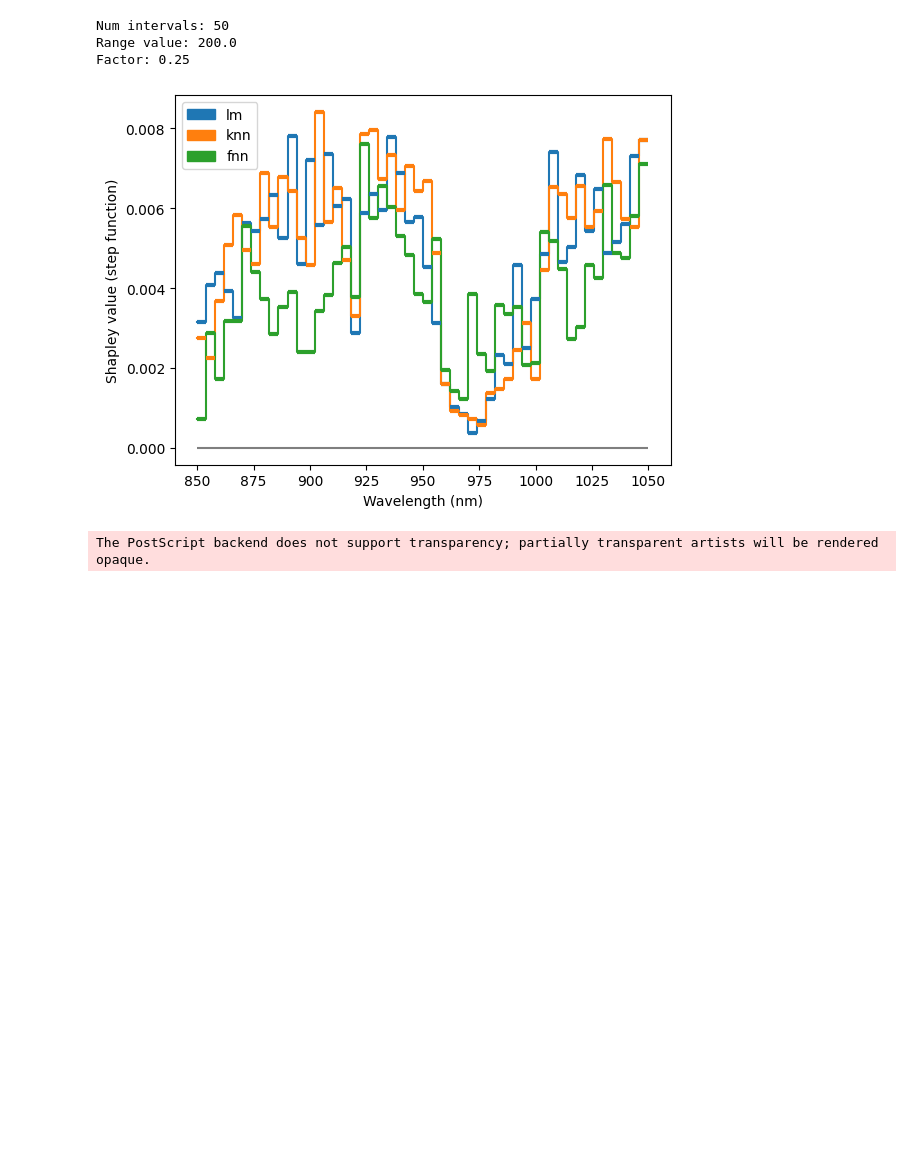
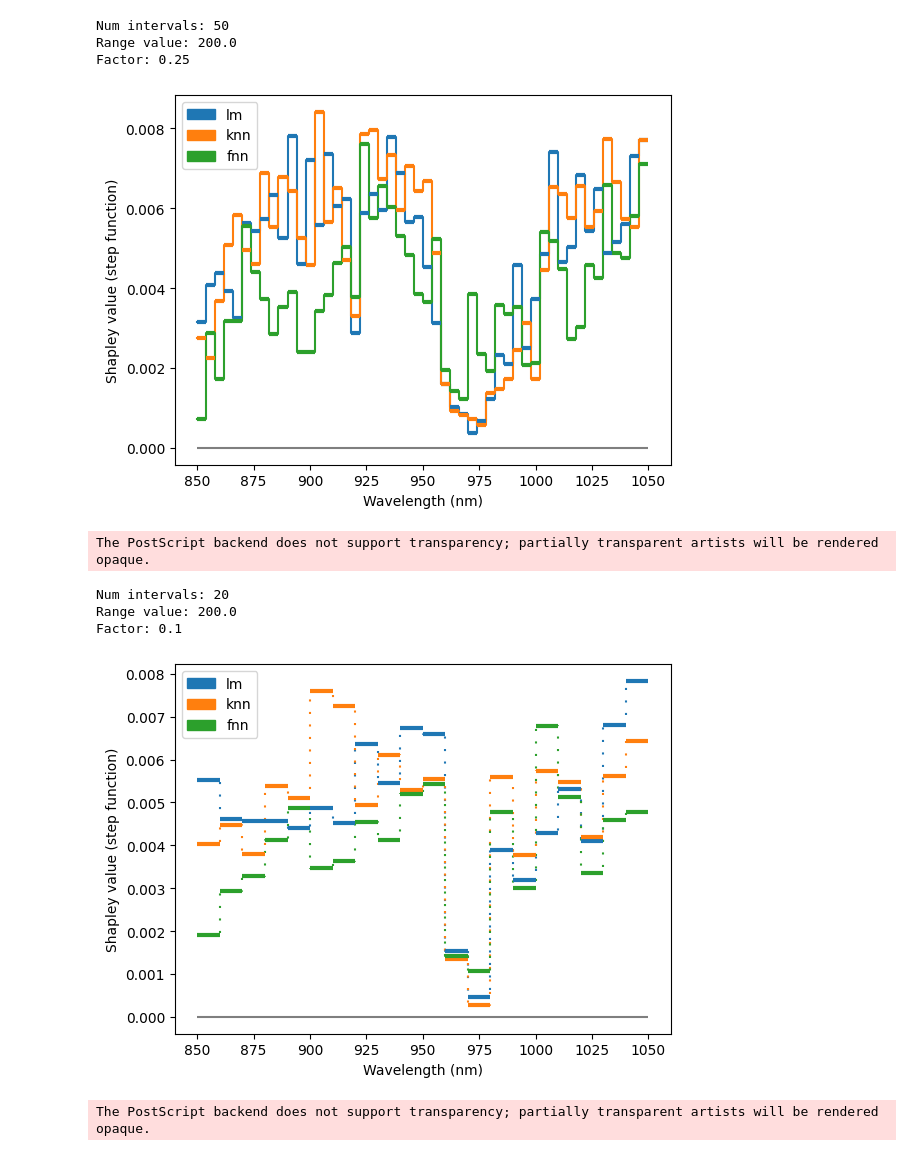
Before and after one commit to pachoning/shapley_fda_experiments, a Jupyter notebook: notebooks/real_data.ipynb, the cells around one changed output. Cells and saved outputs as stored; diff of their text form; code cells hidden in the pictures; blank space fills up the shorter version.

```diff
--- a/notebooks/real_data.ipynb
+++ b/notebooks/real_data.ipynb
@@ -222,6 +223,11 @@ shapley_fda_lm.plot()
 # %% [output]
 [<matplotlib.lines.Line2D at 0x...>]
 [figure]
+# %%
+values_shapley_lm_20_1000 = shapley_fda_lm.compute_shapley_value(
+    num_intervals=20,
+    num_permutations=1000,
+)
 # %% [markdown]
 # KNN
 # %%
@@ -274,6 +280,11 @@ shapley_fda_knn.plot()
 # %% [output]
 [<matplotlib.lines.Line2D at 0x...>]
 [figure]
+# %%
+values_shapley_knn_20_1000 = shapley_fda_knn.compute_shapley_value(
+    num_intervals=20,
+    num_permutations=1000,
+)
 # %% [markdown]
 # Neural Network no hyperparam
 # %%
@@ -424,6 +435,11 @@ shapley_fda_fnn.plot()
 # %% [output]
 [<matplotlib.lines.Line2D at 0x...>]
 [figure]
+# %%
+values_shapley_fnn_20_1000 = shapley_fda_fnn.compute_shapley_value(
+    num_intervals=20,
+    num_permutations=1000,
+)
 # %% [markdown]
 # Data treatment
 # %%
@@ -459,4 +474,35 @@ Num intervals: 50
 Range value: 200.0
 Factor: 0.25
 [figure]
+# %%
+shapley_all_models_20_1000 = np.row_stack(
+    (
+        [x[1] for x in values_shapley_lm_20_1000],
+        [x[1] for x in values_shapley_knn_20_1000],
+        [x[1] for x in values_shapley_fnn_20_1000]
+    )
+)
+x_min = [x[0][0] for x in values_shapley_lm_20_1000]
+x_max = [x[0][1] for x in values_shapley_lm_20_1000]
+plot_step_fn(
+    x_min=x_min,
+    x_max=x_max,
+    values=shapley_all_models_20_1000,
+    colors=['tab:blue', 'tab:orange', 'tab:green'],
+    models=models_obtained,
+    domain_range=domain_range,
+    x_lab=f.argument_names[0],
+    y_lab="Shapley value (step function)",
+    plot_continuous_line=False,
+    plt_h_line=True,
+    plot_v_line=False,
+)
+plt.savefig(os.path.join(images_path, "tecator_20_1000_step_fn.eps"), format="eps")
+plt.savefig(os.path.join(images_path, "tecator_20_1000_step_fn.pdf"), format="pdf")
+# %% [output]
+The PostScript backend does not support transparency; partially transparent artists will be rendered opaque.
+Num intervals: 20
+Range value: 200.0
+Factor: 0.1
+[figure, added]
 # %%
```
Also changed, not shown: parts of 4 cells of this notebook.
